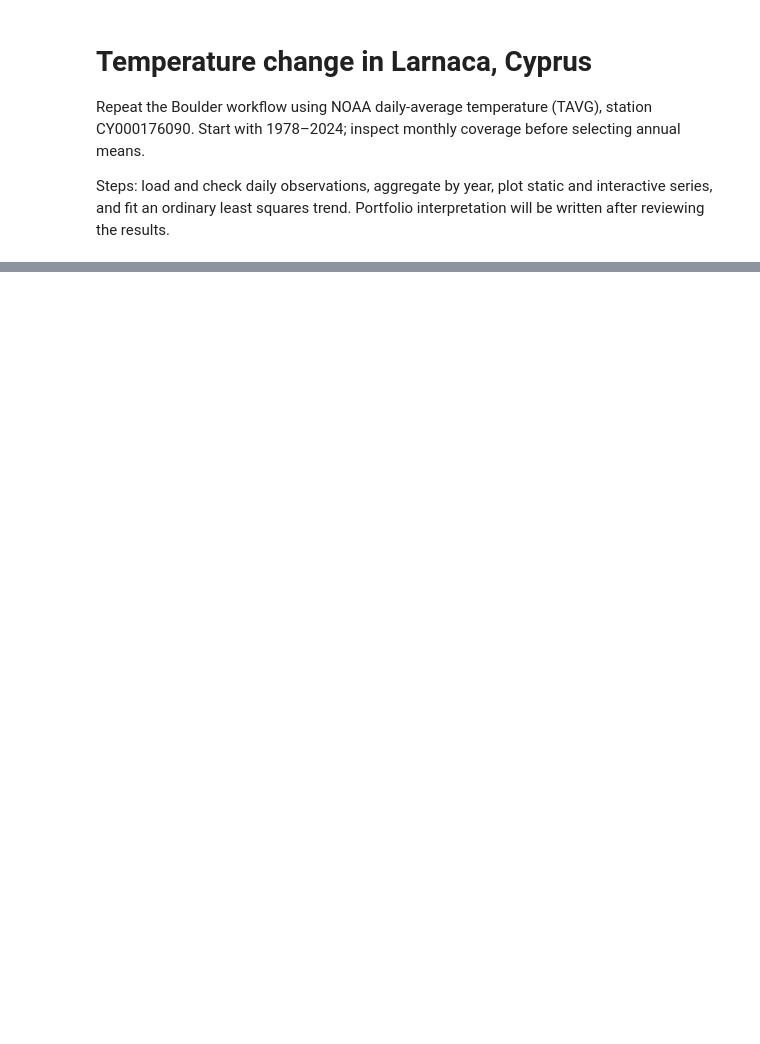
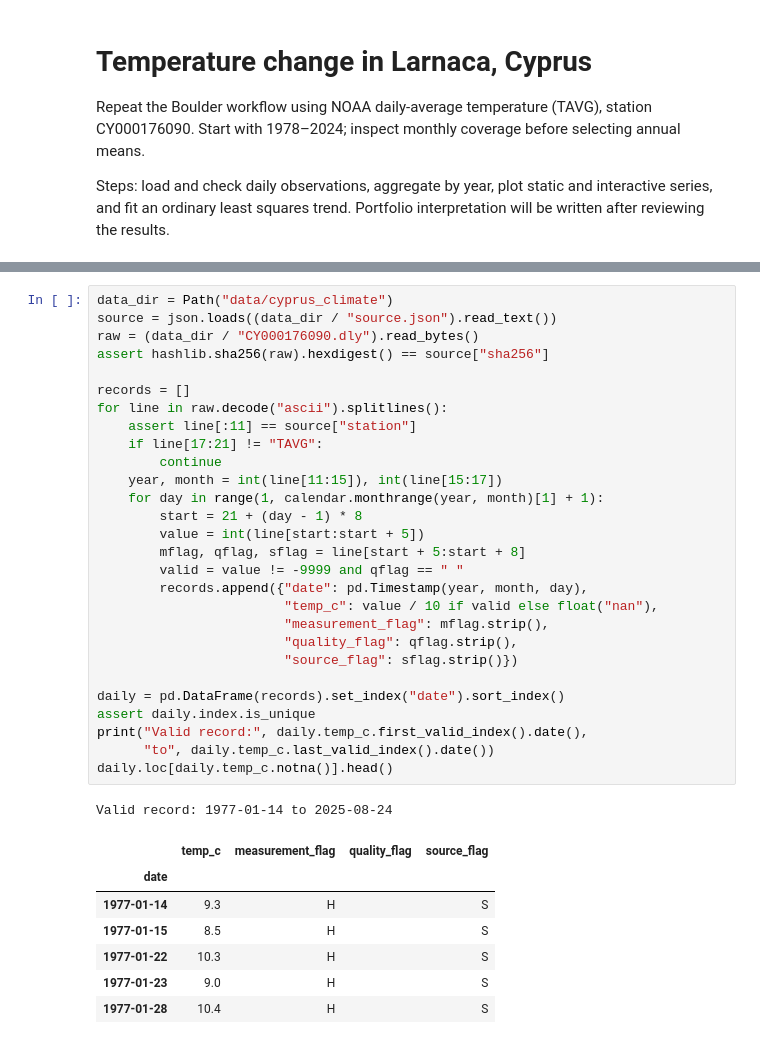
Before and after one commit to rileythejones/01-climate-fall-template, a Jupyter notebook: 06-cyprus-temperature.ipynb, the cells around one changed output, grey strips where cells are left out. Drawn from its saved outputs; the diff is of its cells as text; blank space fills up the shorter version.

Commit message:
load temperature data

```diff
--- a/06-cyprus-temperature.ipynb
+++ b/06-cyprus-temperature.ipynb
@@ -28,0 +33,37 @@ Source: [NOAA GHCN-Daily](https://www.ncei.noaa.gov/pub/data/ghcn/daily/all/CY00
+# %%
+data_dir = Path("data/cyprus_climate")
+source = json.loads((data_dir / "source.json").read_text())
+raw = (data_dir / "CY000176090.dly").read_bytes()
+assert hashlib.sha256(raw).hexdigest() == source["sha256"]
+
+records = []
+for line in raw.decode("ascii").splitlines():
+    assert line[:11] == source["station"]
+    if line[17:21] != "TAVG":
+        continue
+    year, month = int(line[11:15]), int(line[15:17])
+    for day in range(1, calendar.monthrange(year, month)[1] + 1):
+        start = 21 + (day - 1) * 8
+        value = int(line[start:start + 5])
+        mflag, qflag, sflag = line[start + 5:start + 8]
+        valid = value != -9999 and qflag == " "
+        records.append({"date": pd.Timestamp(year, month, day),
+                        "temp_c": value / 10 if valid else float("nan"),
+                        "measurement_flag": mflag.strip(),
+                        "quality_flag": qflag.strip(),
+                        "source_flag": sflag.strip()})
+
+daily = pd.DataFrame(records).set_index("date").sort_index()
+assert daily.index.is_unique
+print("Valid record:", daily.temp_c.first_valid_index().date(),
+      "to", daily.temp_c.last_valid_index().date())
+daily.loc[daily.temp_c.notna()].head()
+# %% [output]
+Valid record: 1977-01-14 to 2025-08-24
+|  | temp_c | measurement_flag | quality_flag | source_flag |
+| date |  |  |  |  |
+| 1977-01-14 | 9.3 | H |  | S |
+| 1977-01-15 | 8.5 | H |  | S |
+| 1977-01-22 | 10.3 | H |  | S |
+| 1977-01-23 | 9.0 | H |  | S |
+| 1977-01-28 | 10.4 | H |  | S |
```
Also changed, not shown: parts of 3 cells of this notebook, 2 other files.
